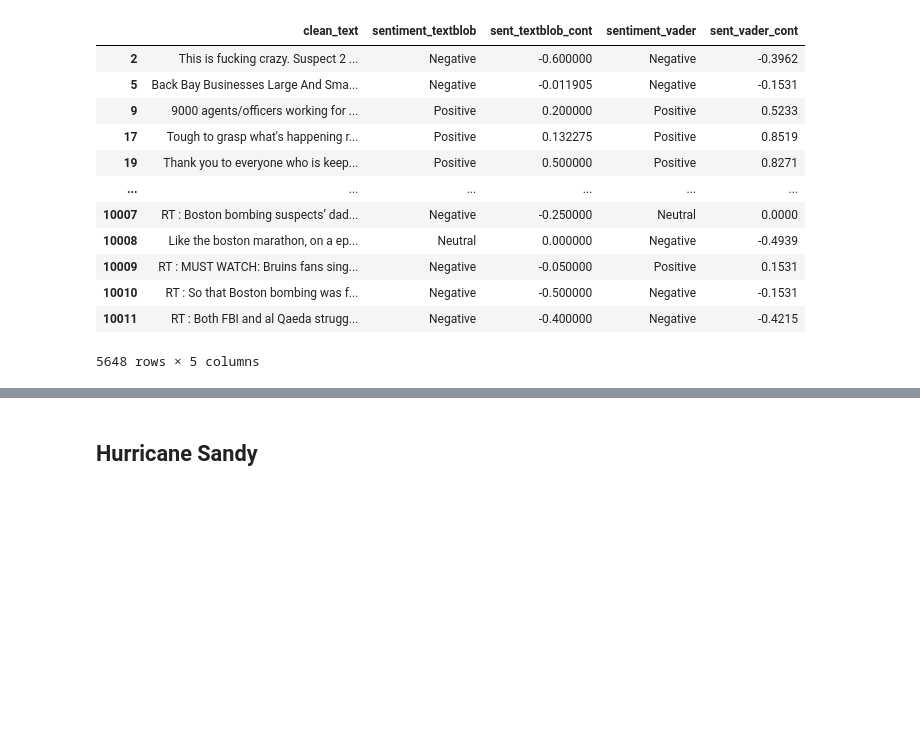
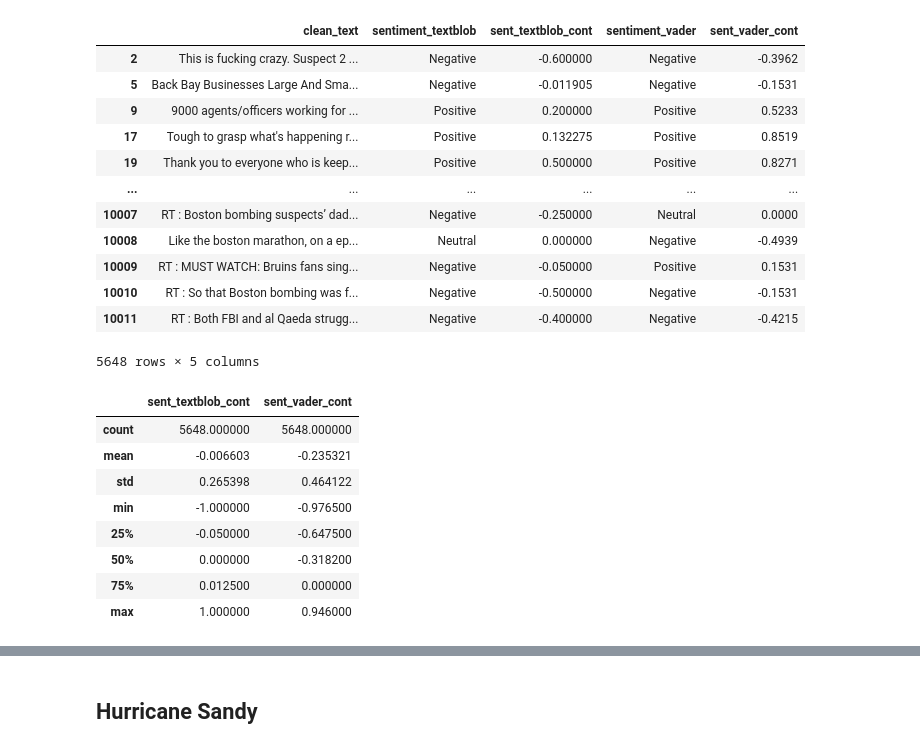
Before and after one commit to finnleyo/final-project-team-teal, a Jupyter notebook: final_project.ipynb, the cells around one changed output, grey strips where cells are left out. Drawn from its saved outputs; the diff is of its cells as text; code cells hidden in the pictures; blank space fills up the shorter version.

```diff
--- a/final_project.ipynb
+++ b/final_project.ipynb
@@ -225,3 +225,15 @@ bomb[["clean_text", "sentiment_textblob", "sent_textblob_cont", "sentiment_vader
 | 10010 | RT : So that Boston bombing was f... | Negative | -0.500000 | Negative | -0.1531 |
 | 10011 | RT : Both FBI and al Qaeda strugg... | Negative | -0.400000 | Negative | -0.4215 |
 5648 rows × 5 columns
+# %%
+bomb[["sent_textblob_cont", "sent_vader_cont"]].describe()
+# %% [output]
+|  | sent_textblob_cont | sent_vader_cont |
+| count | 5648.000000 | 5648.000000 |
+| mean | -0.006603 | -0.235321 |
+| std | 0.265398 | 0.464122 |
+| min | -1.000000 | -0.976500 |
+| 25% | -0.050000 | -0.647500 |
+| 50% | 0.000000 | -0.318200 |
+| 75% | 0.012500 | 0.000000 |
+| max | 1.000000 | 0.946000 |
```
Also changed, not shown: parts of 24 cells of this notebook.
